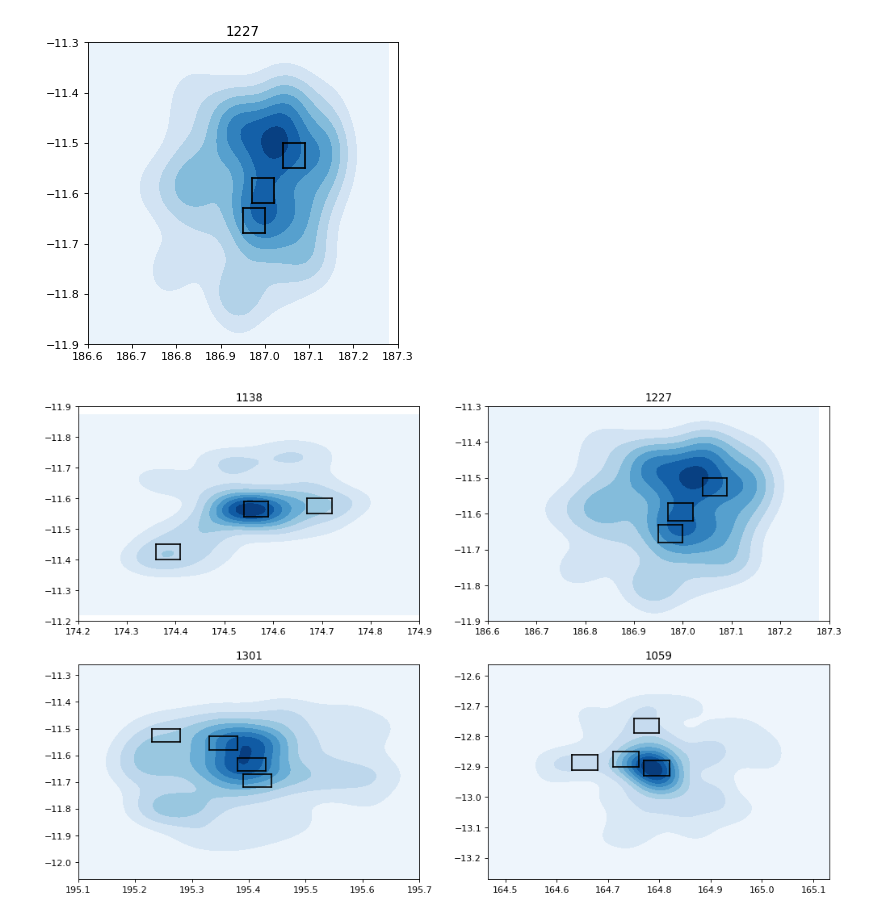
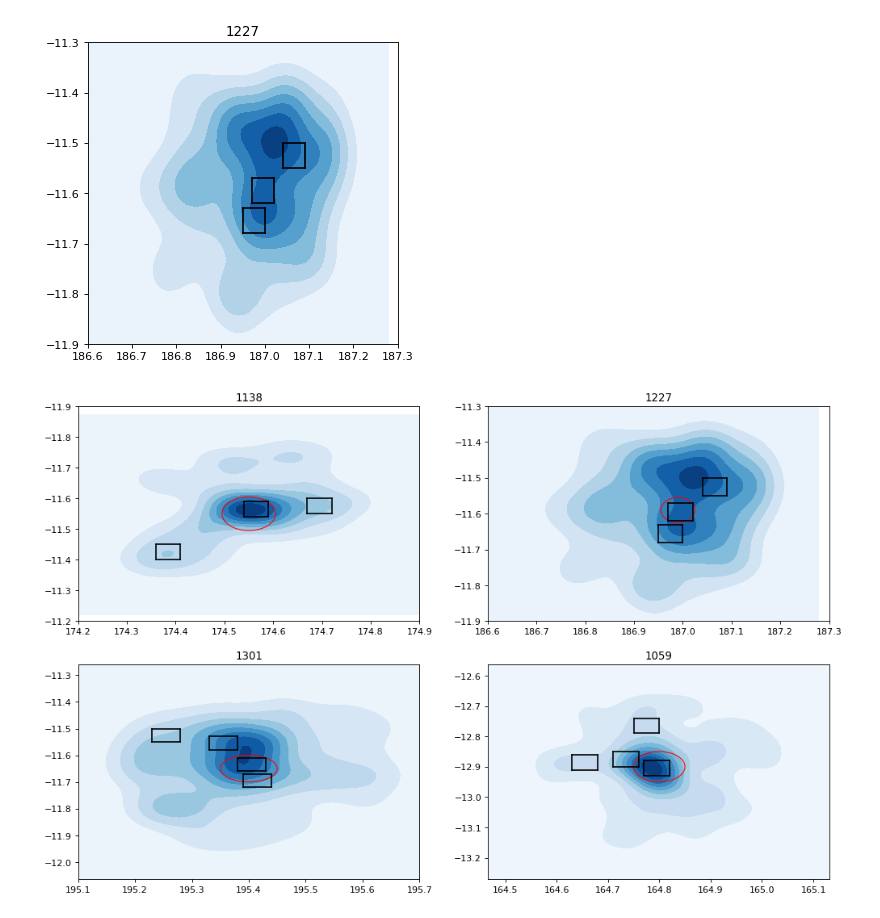
Before and after one commit to jrcooper91/grizli-ediscs, a Jupyter notebook: LDP_density.ipynb, the cells around one changed output. Saved outputs shown, nothing was run; the diff lists cells and outputs as text; code cells hidden in the pictures.

```diff
--- a/LDP_density.ipynb
+++ b/LDP_density.ipynb
@@ -122,8 +122,13 @@ d2 = [-11.59,-11.54]
 e2 = [174.54,174.54]
 f2 = [174.59,174.59]
 
+circle1 = plt.Circle((174.55, -11.55), 0.055, color='r', fill=False)
+
 
 sns.kdeplot(ra, dec, cmap="Blues", shade=True, shade_lowest=True)
+plt.gcf().gca().add_artist(circle1)
+
+
 plt.plot(a,c,color='black')
 plt.plot(a,b,color='black')
 plt.plot(e,d,color='black')
@@ -182,7 +187,14 @@ f2 = [187.09,187.09]
 
 ra = np.array(ra)
 dec = np.array(dec)
+
+circle1 = plt.Circle((186.99, -11.59), 0.035, color='r', fill=False)
+
+
 sns.kdeplot(ra, dec, cmap="Blues", shade=True, shade_lowest=True)
+plt.gcf().gca().add_artist(circle1)
+
+
 plt.title('1227')
 plt.plot(a,c,color='black')
 plt.plot(a,b,color='black')
@@ -247,7 +259,13 @@ c3 = [-11.67,-11.67]
 d3 = [-11.72,-11.67]
 e3 = [195.39,195.39]
 f3 = [195.44,195.44]
+
+circle1 = plt.Circle((195.4, -11.65), 0.05, color='r', fill=False)
+
+
 sns.kdeplot(ra, dec, cmap="Blues", shade=True, shade_lowest=True)
+plt.gcf().gca().add_artist(circle1)
+
 
 plt.plot(a,c,color='black')
 plt.plot(a,b,color='black')
@@ -309,32 +327,34 @@ f2 = [164.76,164.76]
 
 a3 = [164.75,164.8]
 b3 = [-12.79,-12.79]
 c3 = [-12.74,-12.74]
 d3 = [-12.79,-12.74]
 e3 = [164.75,164.75]
 f3 = [164.8,164.8]
 
 ra = np.array(ra)
 dec = np.array(dec)
+
+circle1 = plt.Circle((164.8, -12.9), 0.05, color='r', fill=False)
 sns.kdeplot(ra, dec, cmap="Blues", shade=True, shade_lowest=True)
-
+plt.gcf().gca().add_artist(circle1)
 plt.plot(a,c,color='black')
 plt.plot(a,b,color='black')
 plt.plot(e,d,color='black')
 plt.plot(f,d,color='black')
 plt.plot(a1,c1,color='black')
 plt.plot(a1,b1,color='black')
 plt.plot(e1,d1,color='black')
 plt.plot(f1,d1,color='black')
 plt.plot(a2,c2,color='black')
 plt.plot(a2,b2,color='black')
 plt.plot(e2,d2,color='black')
 plt.plot(f2,d2,color='black')
 plt.plot(a3,c3,color='black')
 plt.plot(a3,b3,color='black')
 plt.plot(e3,d3,color='black')
 plt.plot(f3,d3,color='black')
 plt.title('1059')
 plt.show()
 # %% [output]
-[figure, old version]
+[figure, new version]
```
